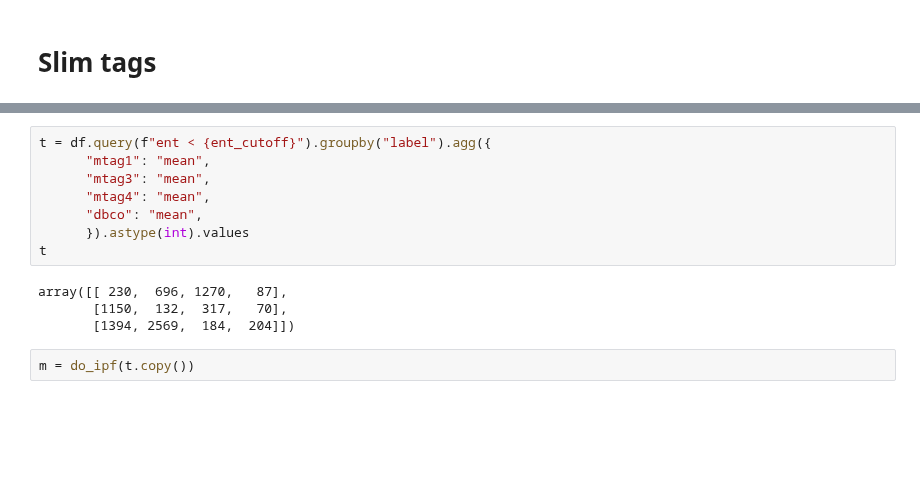
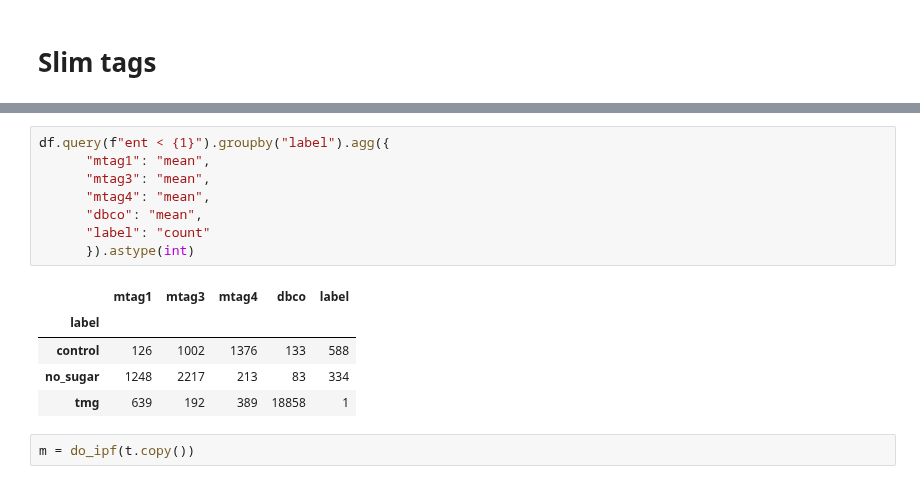
Before and after one commit to sbooeshaghi/azucar, a Jupyter notebook: analysis/293T/obs2/assign.ipynb, the cells around one changed output, grey strips where cells are left out. Saved outputs shown, nothing was run; the diff lists cells and outputs as text; blank space fills up the shorter version.

```diff
--- a/analysis/293T/obs2/assign.ipynb
+++ b/analysis/293T/obs2/assign.ipynb
@@ -2324,15 +2423,17 @@ Initialization converged: True   time lapse 0.06083s     ll -4.26038
 # %%
-t = df.query(f"ent < {ent_cutoff}").groupby("label").agg({
+df.query(f"ent < {1}").groupby("label").agg({
       "mtag1": "mean",
       "mtag3": "mean",
       "mtag4": "mean",
       "dbco": "mean",
-      }).astype(int).values
-t
+      "label": "count"
+      }).astype(int)
 # %% [output]
-array([[ 230,  696, 1270,   87],
-       [1150,  132,  317,   70],
-       [1394, 2569,  184,  204]])
+|  | mtag1 | mtag3 | mtag4 | dbco | label |
+| label |  |  |  |  |  |
+| control | 126 | 1002 | 1376 | 133 | 588 |
+| no_sugar | 1248 | 2217 | 213 | 83 | 334 |
+| tmg | 639 | 192 | 389 | 18858 | 1 |
 # %%
 m = do_ipf(t.copy())
 # %%
```
Also changed, not shown: parts of 15 cells of this notebook.
